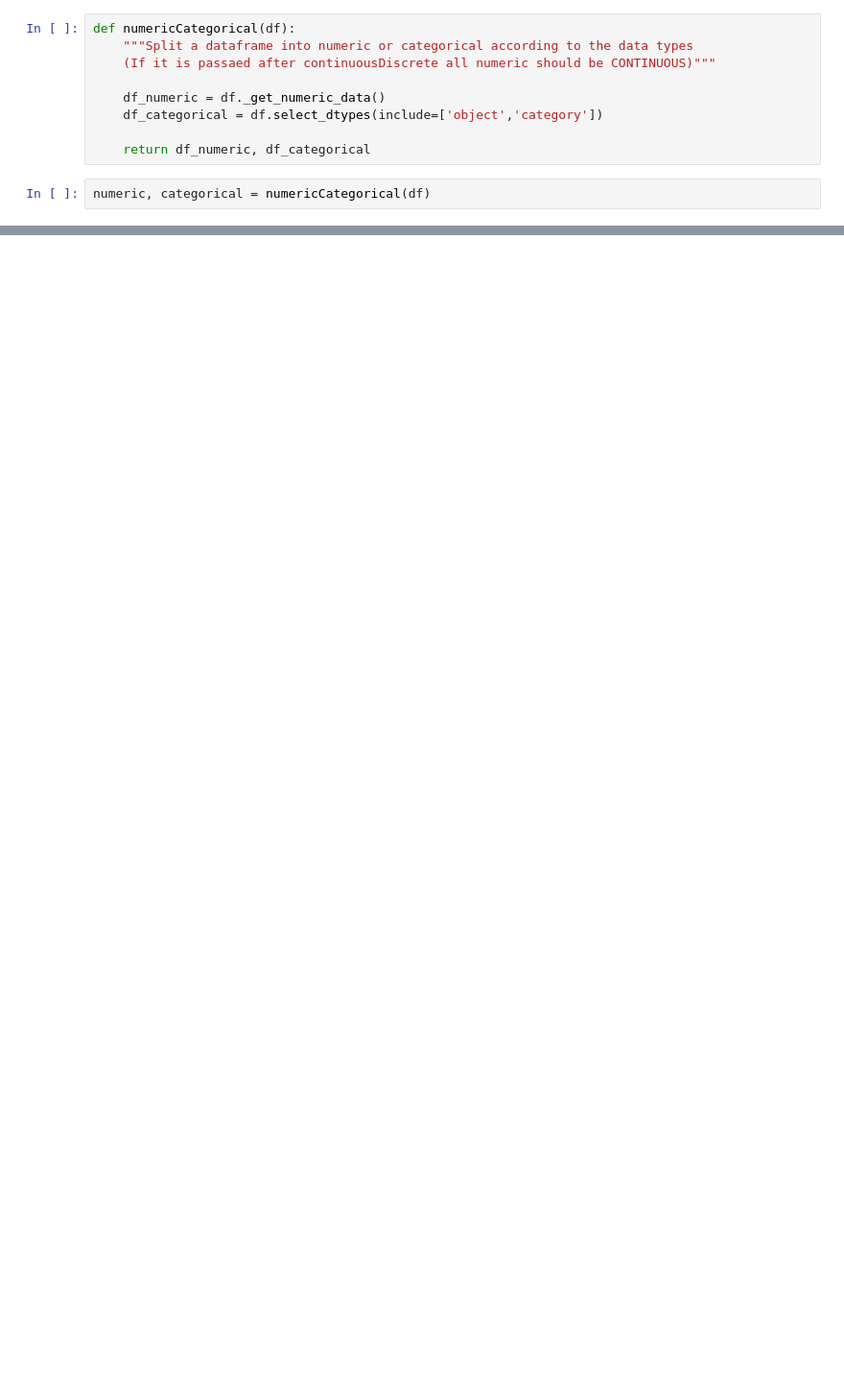
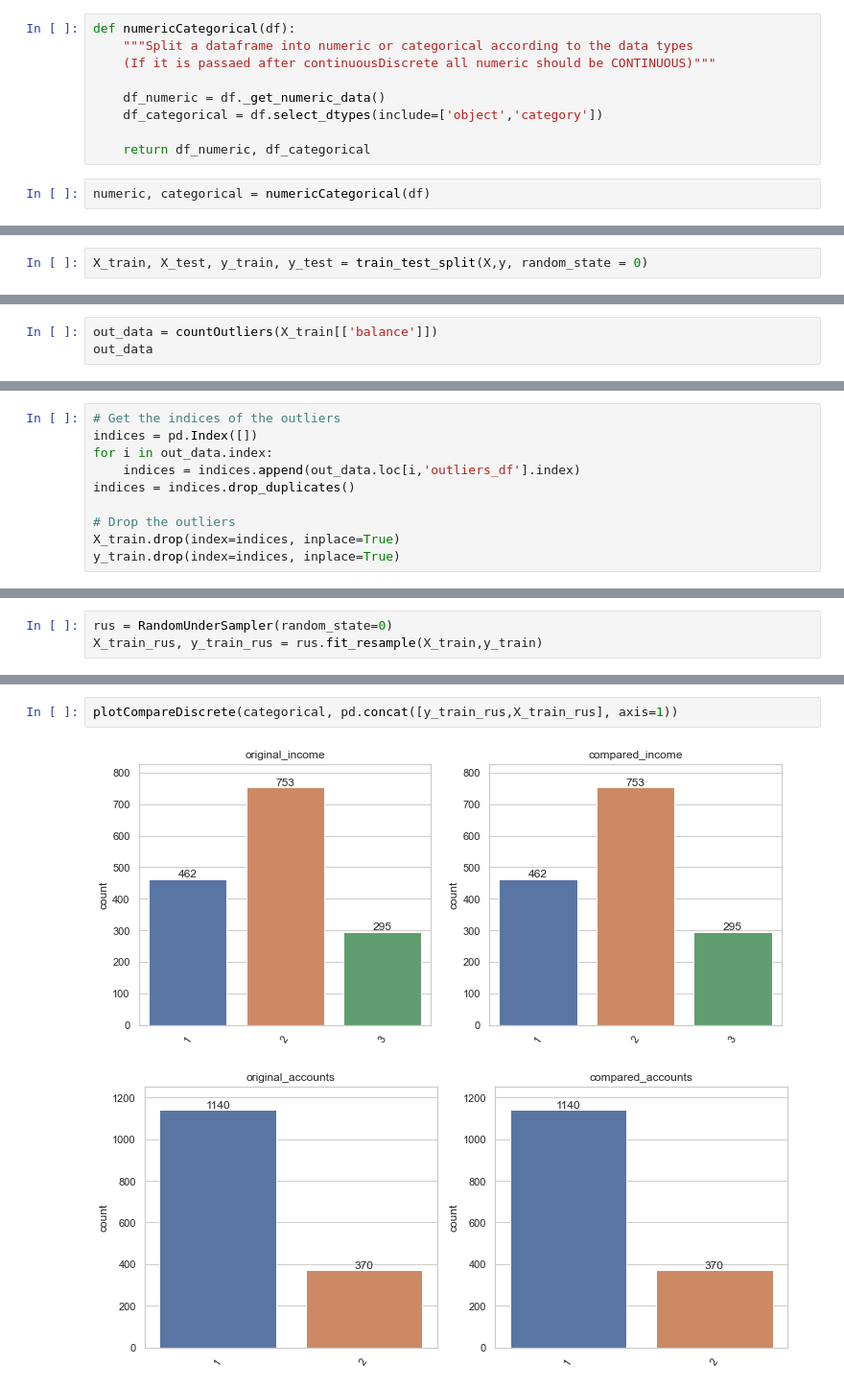
Before and after one commit to aldamepi/ironhack-mid_bootcamp_project, a Jupyter notebook: code/mid_bootcamp-amengual.ipynb, the cells around one changed output, grey strips where cells are left out. Shown at 96% size. Saved outputs shown, nothing was run; the diff lists cells and outputs as text; blank space fills up the shorter version.

```diff
--- a/code/mid_bootcamp-amengual.ipynb
+++ b/code/mid_bootcamp-amengual.ipynb
@@ -1036,0 +1119,2 @@ categorical.shape
+# %%
+X_train, X_test, y_train, y_test = train_test_split(X,y, random_state = 0)
@@ -1036,0 +1132,3 @@ categorical.shape
+# %%
+out_data = countOutliers(X_train[['balance']])
+out_data
@@ -1036,0 +1139,10 @@ categorical.shape
+# %%
+# Get the indices of the outliers
+indices = pd.Index([])
+for i in out_data.index:
+    indices = indices.append(out_data.loc[i,'outliers_df'].index)
+indices = indices.drop_duplicates()
+
+# Drop the outliers
+X_train.drop(index=indices, inplace=True)
+y_train.drop(index=indices, inplace=True)
@@ -1036,0 +1169,3 @@ categorical.shape
+# %%
+rus = RandomUnderSampler(random_state=0)
+X_train_rus, y_train_rus = rus.fit_resample(X_train,y_train)
@@ -1036,0 +1180,5 @@ categorical.shape
+# %%
+plotCompareDiscrete(categorical, pd.concat([y_train_rus,X_train_rus], axis=1))
+# %% [output]
+[figure, added]
+[figure, added]
```
Also changed, not shown: parts of 126 cells of this notebook.
